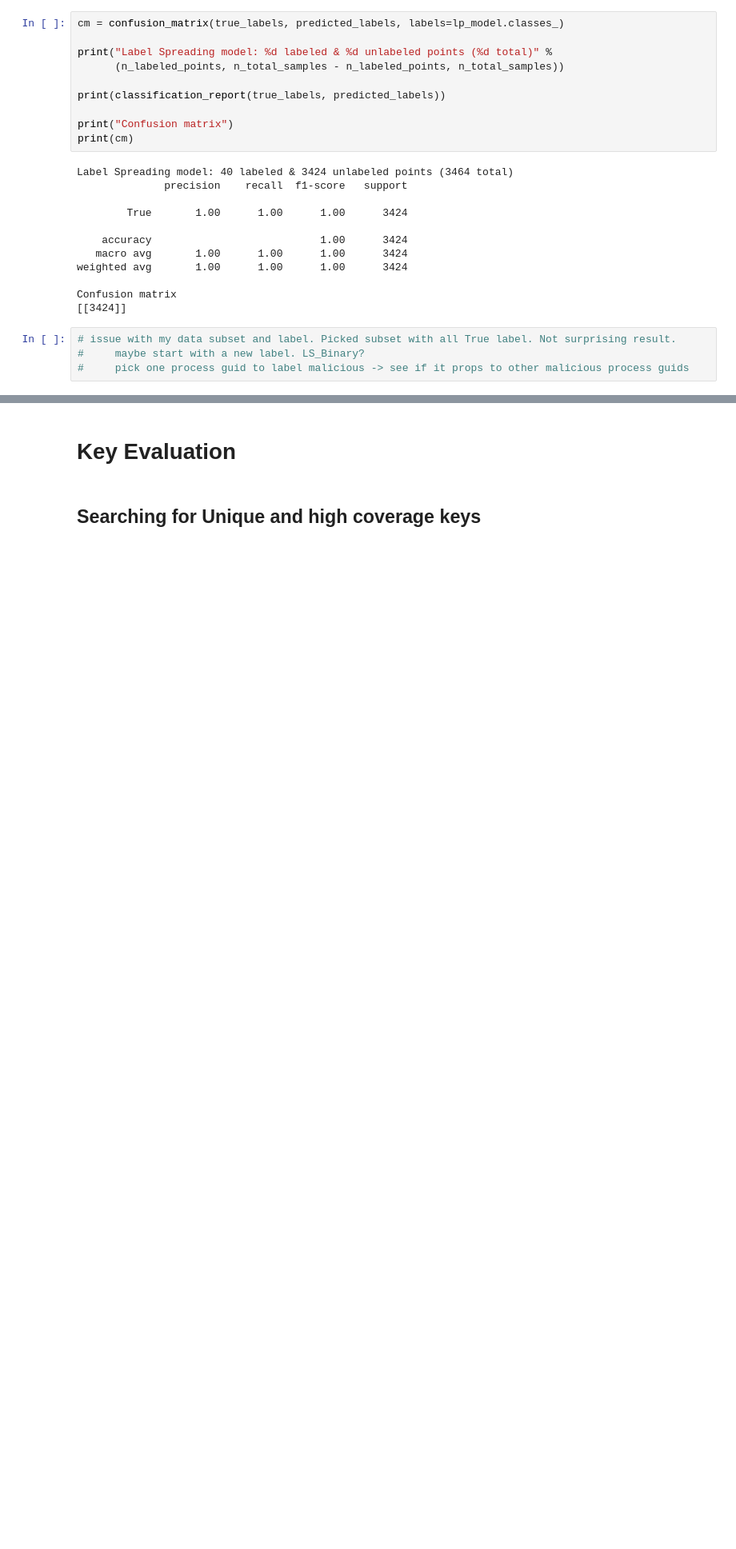
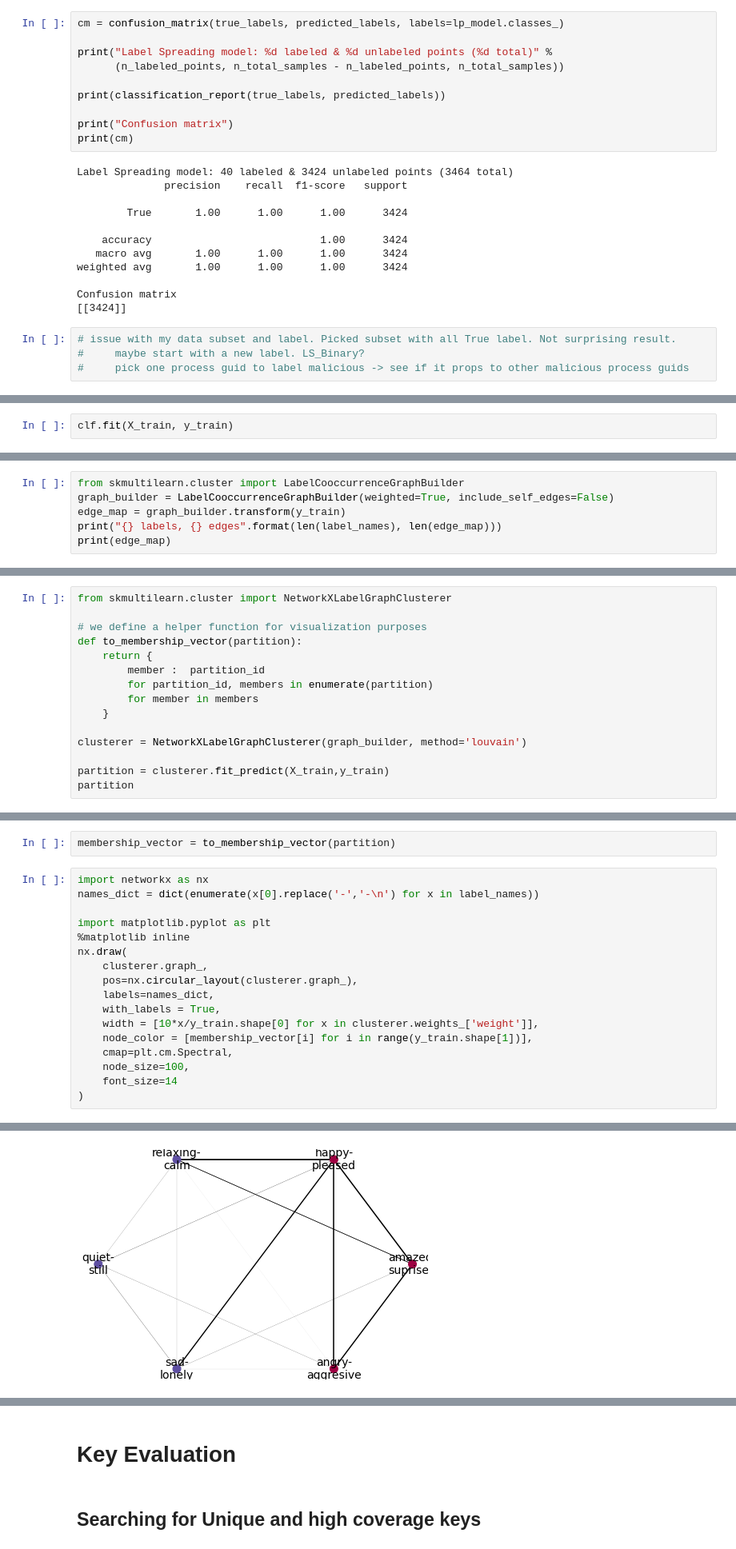
Before and after one commit to zulu8/graph_msc, a Jupyter notebook: Network5.ipynb, the cells around one changed output, grey strips where cells are left out. Shown at 80% size. Saved outputs shown, nothing was run; the diff lists cells and outputs as text; blank space fills up the shorter version.

```diff
--- a/Network5.ipynb
+++ b/Network5.ipynb
@@ -908,0 +1129,2 @@ Confusion matrix
+# %%
+clf.fit(X_train, y_train)
@@ -908,0 +1154,6 @@ Confusion matrix
+# %%
+from skmultilearn.cluster import LabelCooccurrenceGraphBuilder
+graph_builder = LabelCooccurrenceGraphBuilder(weighted=True, include_self_edges=False)
+edge_map = graph_builder.transform(y_train)
+print("{} labels, {} edges".format(len(label_names), len(edge_map)))
+print(edge_map)
@@ -908,0 +1163,15 @@ Confusion matrix
+# %%
+from skmultilearn.cluster import NetworkXLabelGraphClusterer
+
+# we define a helper function for visualization purposes
+def to_membership_vector(partition):
+    return {
+        member :  partition_id
+        for partition_id, members in enumerate(partition)
+        for member in members
+    }
+
+clusterer = NetworkXLabelGraphClusterer(graph_builder, method='louvain')
+
+partition = clusterer.fit_predict(X_train,y_train)
+partition
@@ -908,0 +1181,20 @@ Confusion matrix
+# %%
+membership_vector = to_membership_vector(partition)
+# %%
+import networkx as nx
+names_dict = dict(enumerate(x[0].replace('-','-\n') for x in label_names))
+
+import matplotlib.pyplot as plt
+%matplotlib inline
+nx.draw(
+    clusterer.graph_,
+    pos=nx.circular_layout(clusterer.graph_),
+    labels=names_dict,
+    with_labels = True,
+    width = [10*x/y_train.shape[0] for x in clusterer.weights_['weight']],
+    node_color = [membership_vector[i] for i in range(y_train.shape[1])],
+    cmap=plt.cm.Spectral,
+    node_size=100,
+    font_size=14
+)
+# %% [output]
@@ -908,0 +1203 @@ Confusion matrix
+[figure, added]
```
Also changed, not shown: parts of 63 cells of this notebook, 1 other file.
